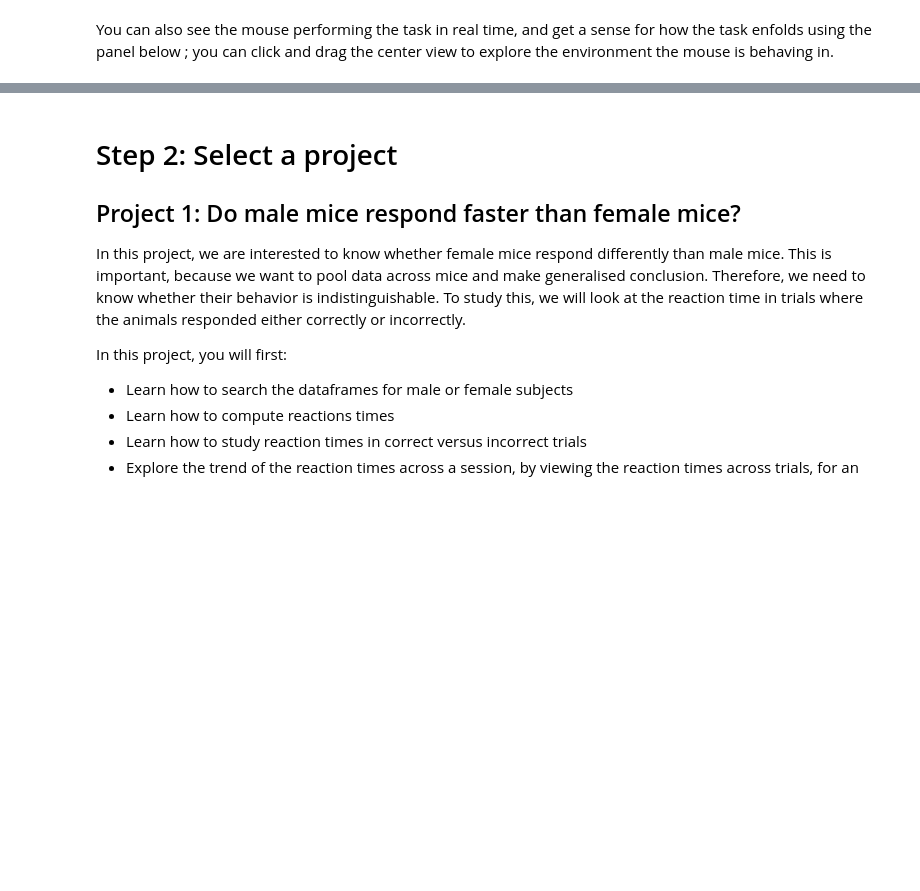
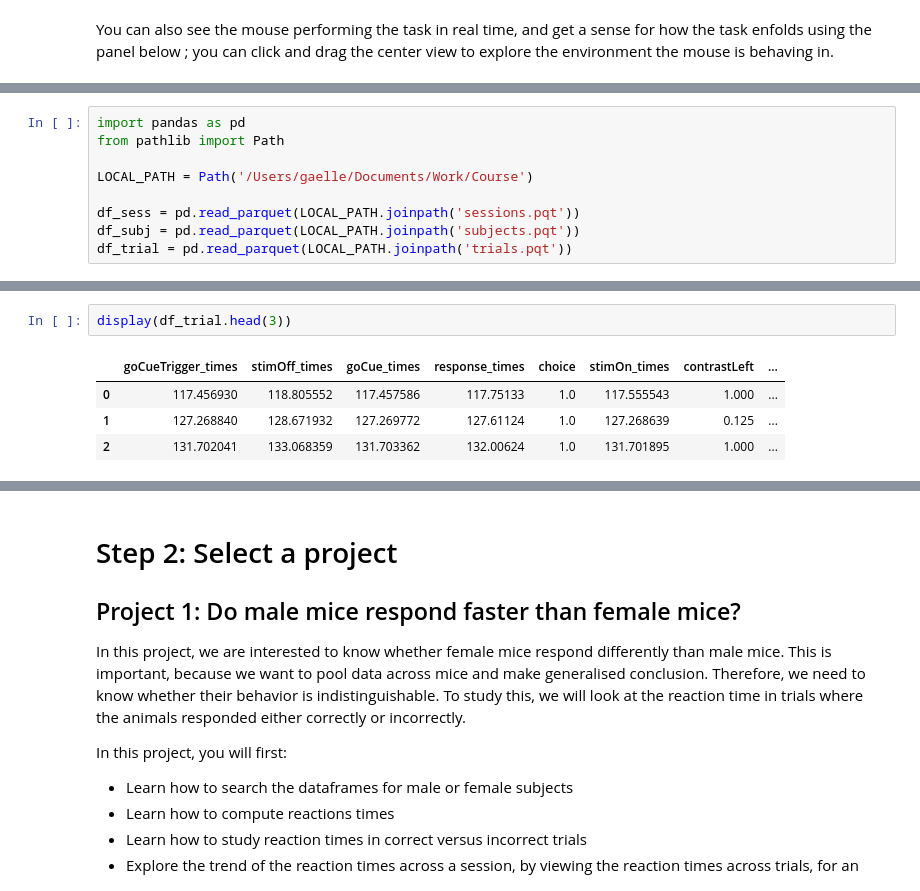
Before and after one commit to int-brain-lab/iblcourse, a Jupyter notebook: sources/behavior_course/course.ipynb, the cells around one changed output, grey strips where cells are left out. Cells and saved outputs as stored; diff of their text form; blank space fills up the shorter version.

Commit message:
course

```diff
--- a/sources/behavior_course/course.ipynb
+++ b/sources/behavior_course/course.ipynb
@@ -47,0 +51,9 @@ Look at the contrast on the screen, and pretend you are doing the task in your m
+# %%
+import pandas as pd
+from pathlib import Path
+
+LOCAL_PATH = Path('/Users/gaelle/Documents/Work/Course')
+
+df_sess = pd.read_parquet(LOCAL_PATH.joinpath('sessions.pqt'))
+df_subj = pd.read_parquet(LOCAL_PATH.joinpath('subjects.pqt'))
+df_trial = pd.read_parquet(LOCAL_PATH.joinpath('trials.pqt'))
@@ -47,0 +81,7 @@ Look at the contrast on the screen, and pretend you are doing the task in your m
+# %%
+display(df_trial.head(3))
+# %% [output]
+|  | goCueTrigger_times | stimOff_times | goCue_times | response_times | choice | stimOn_times | contrastLeft | ... |
+| 0 | 117.456930 | 118.805552 | 117.457586 | 117.75133 | 1.0 | 117.555543 | 1.000 | ... |
+| 1 | 127.268840 | 128.671932 | 127.269772 | 127.61124 | 1.0 | 127.268639 | 0.125 | ... |
+| 2 | 131.702041 | 133.068359 | 131.703362 | 132.00624 | 1.0 | 131.701895 | 1.000 | ... |
```
Also changed, not shown: parts of 17 cells of this notebook, 2 other files.
